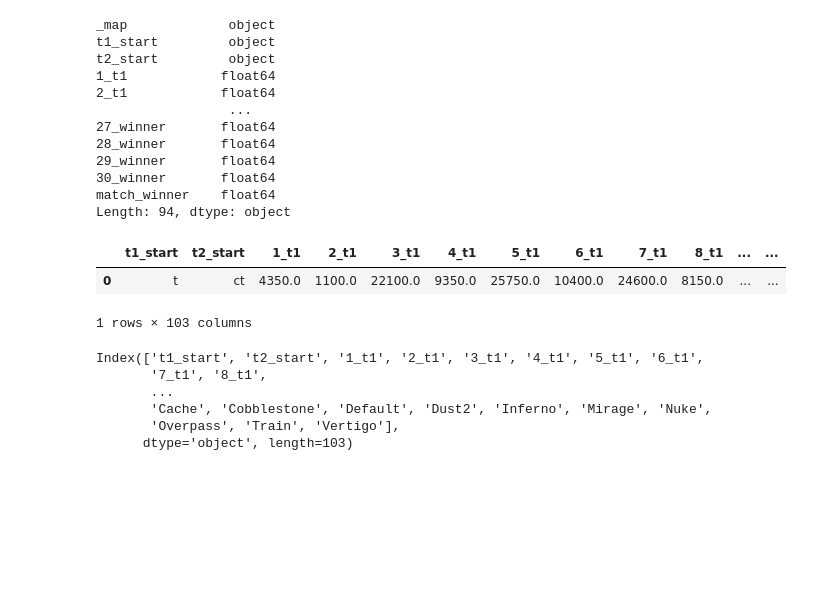
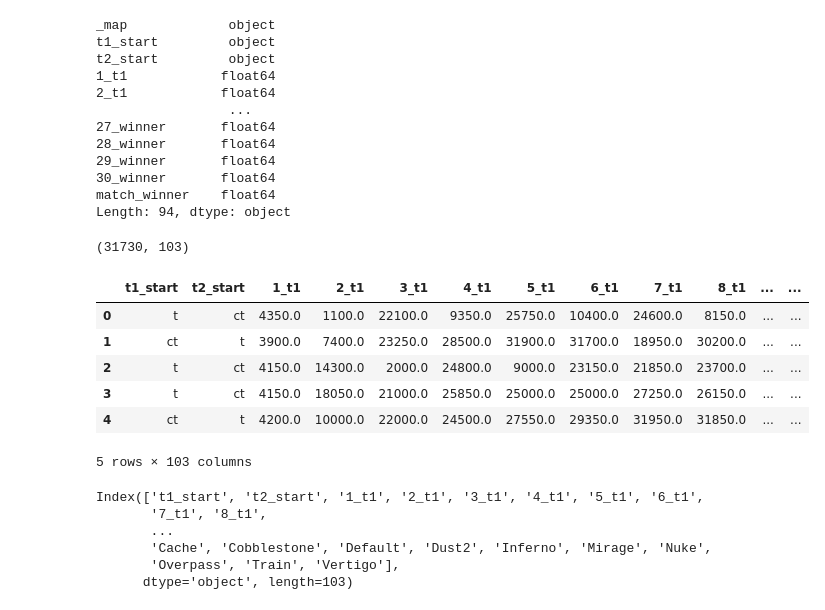
Before and after one commit to BulgarelliM/TrabalhoIC, a Jupyter notebook: pre-processamento_economy.ipynb, the cells around one changed output. Saved outputs shown, nothing was run; the diff lists cells and outputs as text; code cells hidden in the pictures; blank space fills up the shorter version.

```diff
--- a/pre-processamento_economy.ipynb
+++ b/pre-processamento_economy.ipynb
@@ -105,12 +118,20 @@ categorical_features = ['_map'] # ['_map', 'team_1', 'team_2']
 for i in categorical_features:
     data_aux = oneHotEncoding(data, i)
     data= data_aux.copy()
+# %%
+print(data.shape)
+# %% [output]
+(31730, 103)
 # %%
-data.head(1)
+data.head(5)
 # %% [output]
 |  | t1_start | t2_start | 1_t1 | 2_t1 | 3_t1 | 4_t1 | 5_t1 | 6_t1 | 7_t1 | 8_t1 | ... | ... |
 | 0 | t | ct | 4350.0 | 1100.0 | 22100.0 | 9350.0 | 25750.0 | 10400.0 | 24600.0 | 8150.0 | ... | ... |
+| 1 | ct | t | 3900.0 | 7400.0 | 23250.0 | 28500.0 | 31900.0 | 31700.0 | 18950.0 | 30200.0 | ... | ... |
+| 2 | t | ct | 4150.0 | 14300.0 | 2000.0 | 24800.0 | 9000.0 | 23150.0 | 21850.0 | 23700.0 | ... | ... |
+| 3 | t | ct | 4150.0 | 18050.0 | 21000.0 | 25850.0 | 25000.0 | 25000.0 | 27250.0 | 26150.0 | ... | ... |
+| 4 | ct | t | 4200.0 | 10000.0 | 22000.0 | 24500.0 | 27550.0 | 29350.0 | 31950.0 | 31850.0 | ... | ... |
-1 rows × 103 columns
+5 rows × 103 columns
 # %%
 ## estamos subistiuindo para inteiros onde t = o e ct =1
 data['t1_start'] = data['t1_start'].replace('t',0)
```
Also changed, not shown: parts of 4 cells of this notebook, 1 other file.
